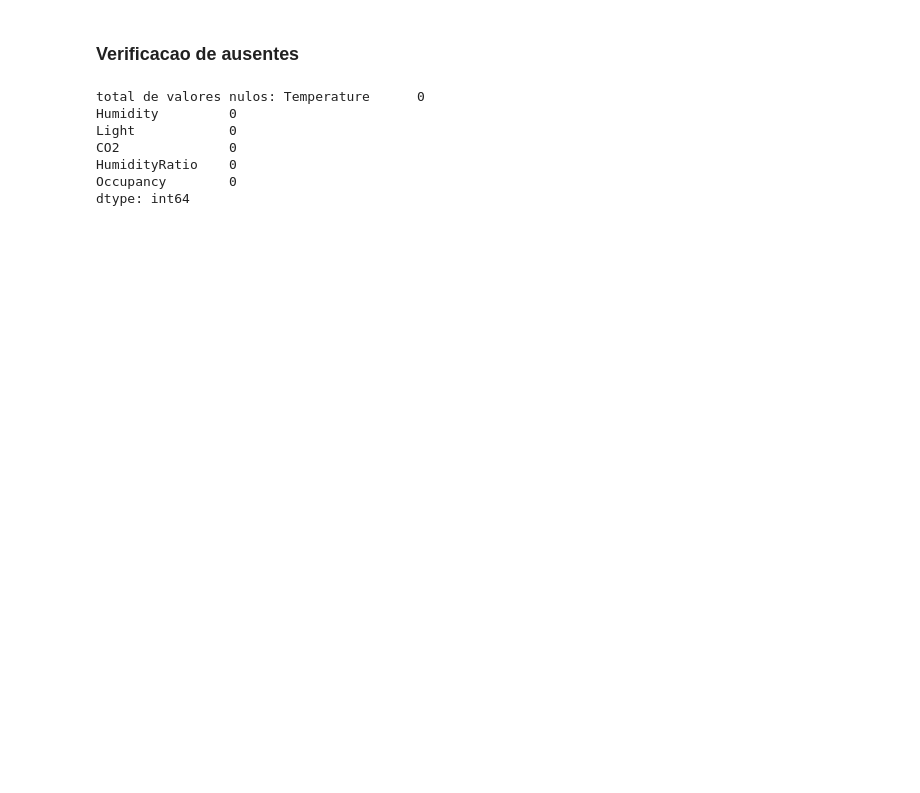
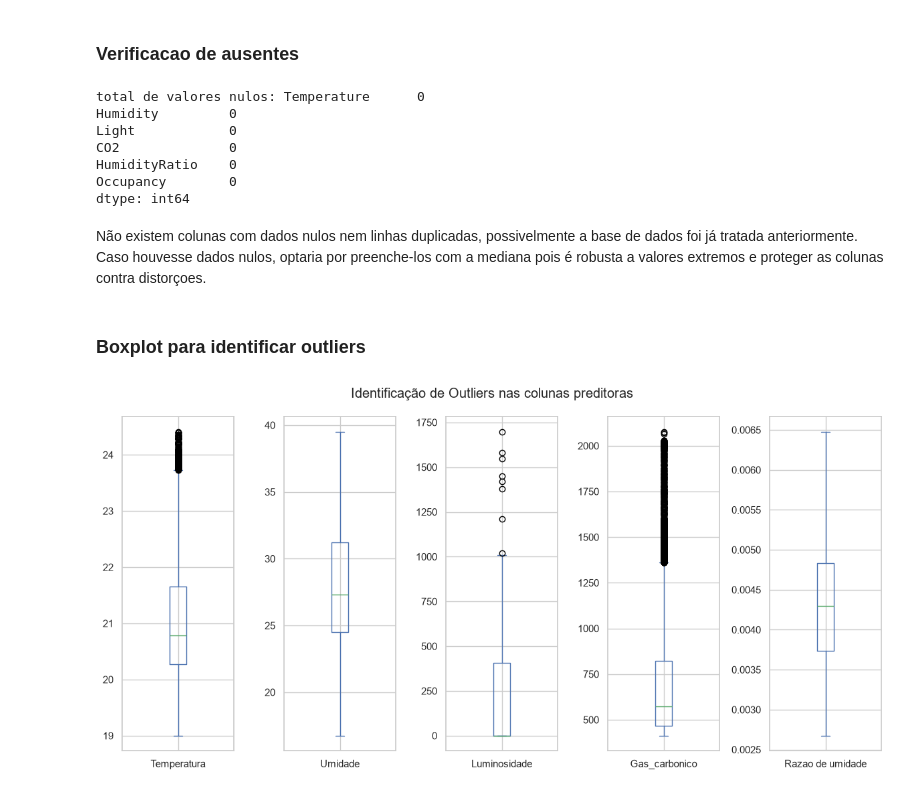
Before and after one commit to gtvgiaco/pipeline_ocupacao, a Jupyter notebook: notebooks/pipeline_preditivo_ocupacao.ipynb, the cells around one changed output. Saved outputs shown, nothing was run; the diff lists cells and outputs as text; code cells hidden in the pictures; blank space fills up the shorter version.

```diff
--- a/notebooks/pipeline_preditivo_ocupacao.ipynb
+++ b/notebooks/pipeline_preditivo_ocupacao.ipynb
@@ -210,3 +210,19 @@ CO2              0
 HumidityRatio    0
 Occupancy        0
 dtype: int64
+# %% [markdown]
+Não existem colunas com dados nulos nem linhas duplicadas, possivelmente a base de dados foi já tratada anteriormente.
+Caso houvesse dados nulos, optaria por preenche-los com a mediana pois é robusta a valores extremos e proteger as colunas contra distorçoes.
+# %% [markdown]
+### Boxplot para identificar outliers
+# %%
+dados[list(preditoras_traducao.keys())].rename(columns=preditoras_traducao).plot(
+    kind='box',
+    subplots=True,
+    layout=(1, 5),
+    title='Identificação de Outliers nas colunas preditoras'
+)
+plt.tight_layout()
+plt.show()
+# %% [output]
+[figure, added]
```
Also changed, not shown: parts of 10 cells of this notebook.
